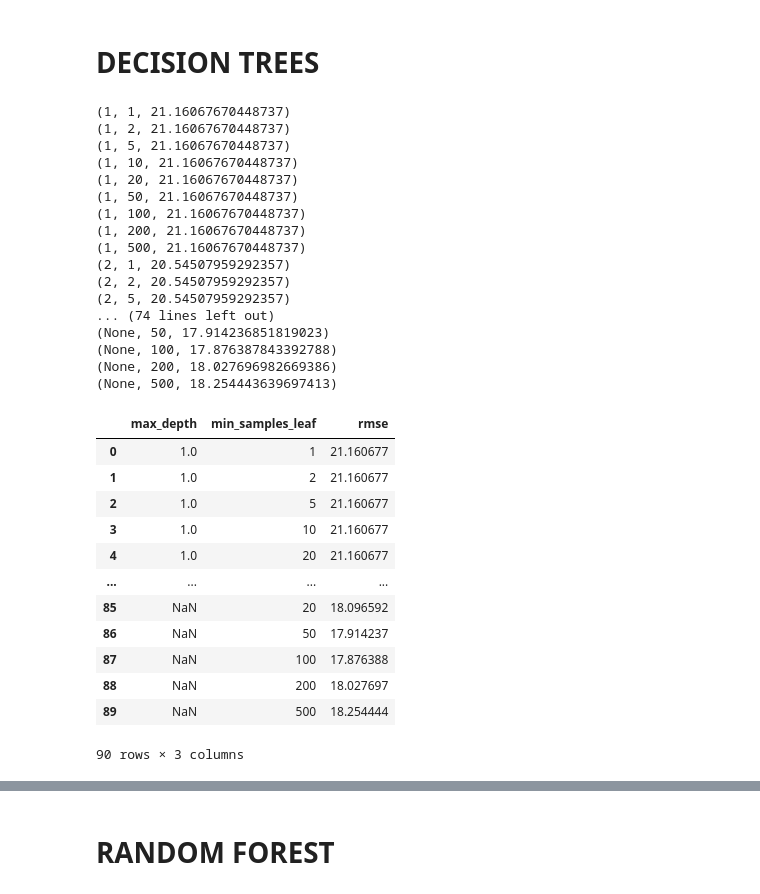
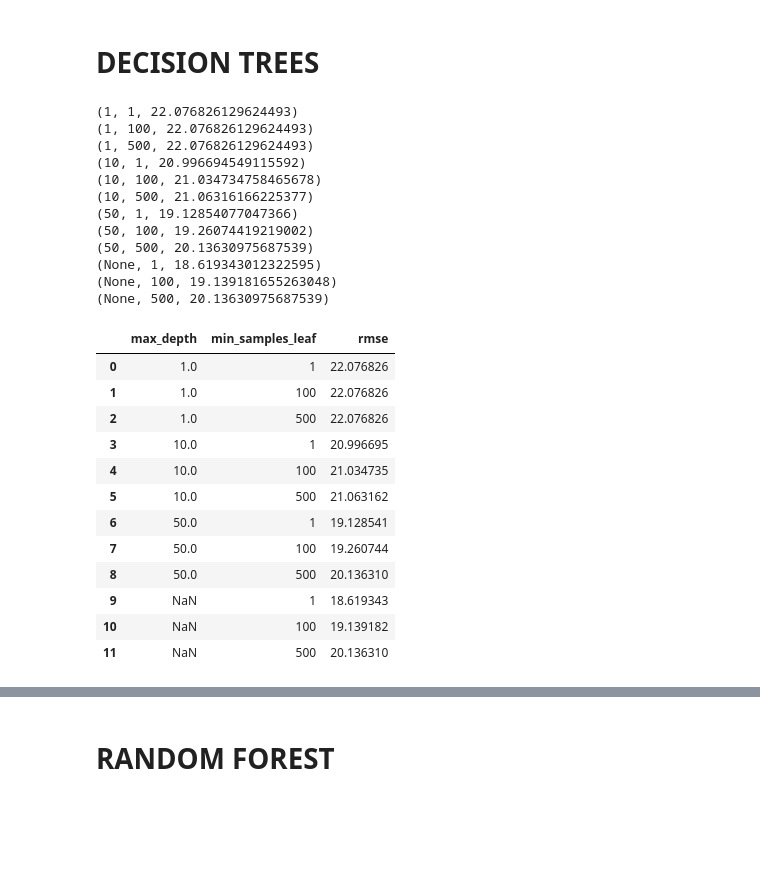
Before and after one commit to bergimax/music-popularity-prediction, a Jupyter notebook: Proj2.ipynb, the cells around one changed output, grey strips where cells are left out. Cells and saved outputs as stored; diff of their text form; code cells hidden in the pictures; blank space fills up the shorter version.

```diff
--- a/Proj2.ipynb
+++ b/Proj2.ipynb
@@ -373,49 +386,44 @@ X_test = dv.transform(dicts_test)
 # %%
 scores = []
 
-for d in [1,2,5,10,20,50,100,200,500, None]:
-    for s in [1,2,5,10,20,50,100,200,500]:
+for d in [1,10,50, None]:
+    for s in [1,100,500]:
         dt = DecisionTreeRegressor( max_depth=d, min_samples_leaf=s)
         dt.fit(X_train, y_train)
 
         y_pred = dt.predict(X_val)
         _rmse = rmse(y_val, y_pred)
         scores.append((d,s,_rmse))
         print((d,s,_rmse))
 col = ['max_depth', 'min_samples_leaf', 'rmse']
 df_scores = pd.DataFrame(scores, columns=col)
 df_scores
 # %% [output]
-(1, 1, 21.16067670448737)
-(1, 2, 21.16067670448737)
-(1, 5, 21.16067670448737)
-(1, 10, 21.16067670448737)
-(1, 20, 21.16067670448737)
-(1, 50, 21.16067670448737)
-(1, 100, 21.16067670448737)
-(1, 200, 21.16067670448737)
-(1, 500, 21.16067670448737)
-(2, 1, 20.54507959292357)
-(2, 2, 20.54507959292357)
-(2, 5, 20.54507959292357)
-... (74 lines left out)
-(None, 50, 17.914236851819023)
-(None, 100, 17.876387843392788)
-(None, 200, 18.027696982669386)
-(None, 500, 18.254443639697413)
+(1, 1, 22.076826129624493)
+(1, 100, 22.076826129624493)
+(1, 500, 22.076826129624493)
+(10, 1, 20.996694549115592)
+(10, 100, 21.034734758465678)
+(10, 500, 21.06316166225377)
+(50, 1, 19.12854077047366)
+(50, 100, 19.26074419219002)
+(50, 500, 20.13630975687539)
+(None, 1, 18.619343012322595)
+(None, 100, 19.139181655263048)
+(None, 500, 20.13630975687539)
 |  | max_depth | min_samples_leaf | rmse |
-| 0 | 1.0 | 1 | 21.160677 |
-| 1 | 1.0 | 2 | 21.160677 |
-| 2 | 1.0 | 5 | 21.160677 |
-| 3 | 1.0 | 10 | 21.160677 |
-| 4 | 1.0 | 20 | 21.160677 |
-| ... | ... | ... | ... |
-| 85 | NaN | 20 | 18.096592 |
-| 86 | NaN | 50 | 17.914237 |
-| 87 | NaN | 100 | 17.876388 |
-| 88 | NaN | 200 | 18.027697 |
-| 89 | NaN | 500 | 18.254444 |
+| 0 | 1.0 | 1 | 22.076826 |
+| 1 | 1.0 | 100 | 22.076826 |
+| 2 | 1.0 | 500 | 22.076826 |
+| 3 | 10.0 | 1 | 20.996695 |
+| 4 | 10.0 | 100 | 21.034735 |
+| 5 | 10.0 | 500 | 21.063162 |
+| 6 | 50.0 | 1 | 19.128541 |
+| 7 | 50.0 | 100 | 19.260744 |
+| 8 | 50.0 | 500 | 20.136310 |
+| 9 | NaN | 1 | 18.619343 |
+| 10 | NaN | 100 | 19.139182 |
+| 11 | NaN | 500 | 20.136310 |
-90 rows × 3 columns
 # %%
 df_scores.sort_values(by='rmse', ascending=True)
 df_scores_pivot = df_scores.pivot(index='min_samples_leaf',
```
Also changed, not shown: parts of 29 cells of this notebook, 6 other files.
